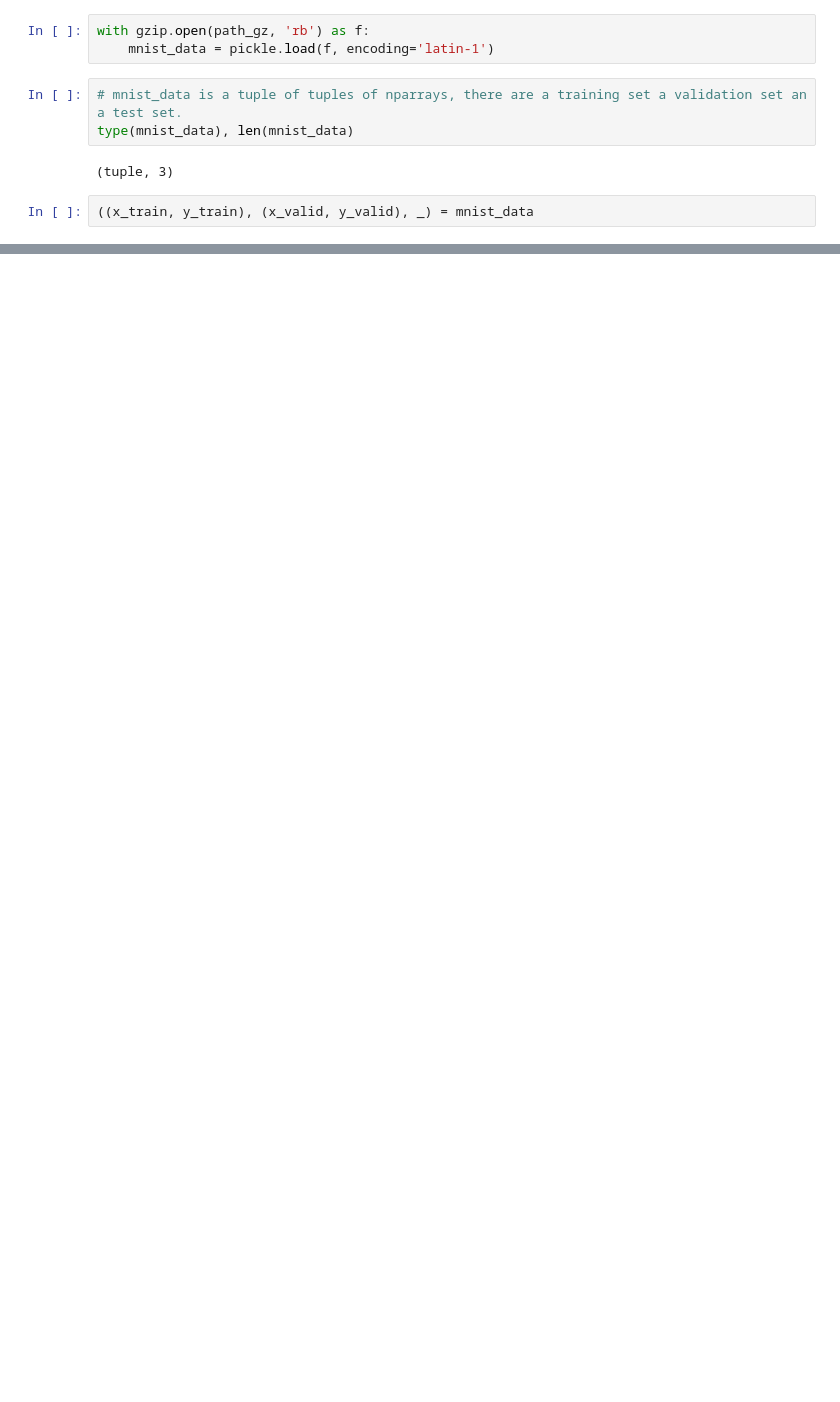
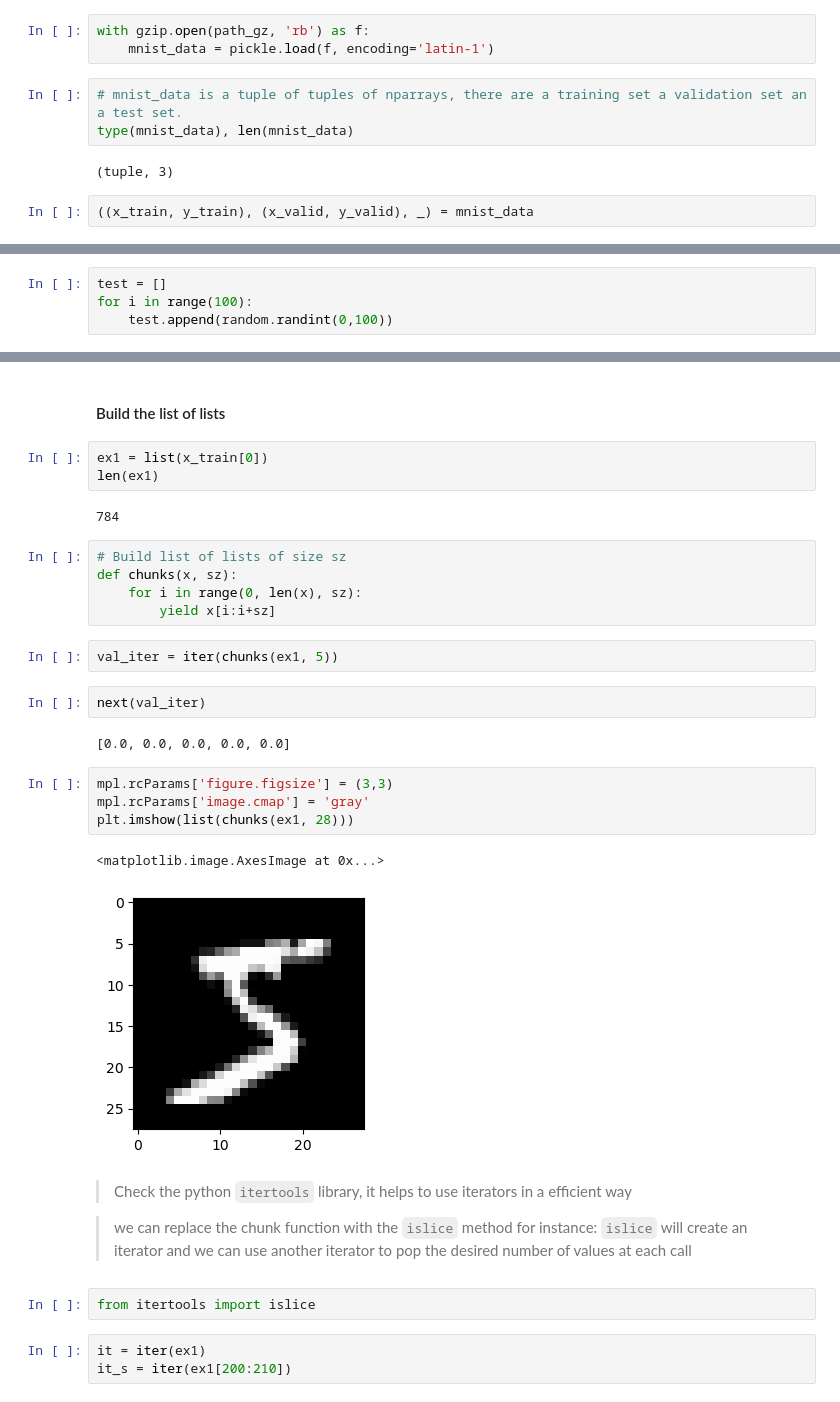
Before and after one commit to Ryvikk/build-miniai, a Jupyter notebook: nbs/01_.ipynb, the cells around one changed output, grey strips where cells are left out. Saved outputs shown, nothing was run; the diff lists cells and outputs as text; blank space fills up the shorter version.

```diff
--- a/nbs/01_.ipynb
+++ b/nbs/01_.ipynb
@@ -37,0 +75,4 @@ x_train.shape
+# %%
+test = []
+for i in range(100):
+    test.append(random.randint(0,100))
@@ -37,0 +116,34 @@ x_train.shape
+# %% [markdown]
+#### Build the list of lists
+# %%
+ex1 = list(x_train[0])
+len(ex1)
+# %% [output]
+784
+# %%
+# Build list of lists of size sz
+def chunks(x, sz):
+    for i in range(0, len(x), sz):
+        yield x[i:i+sz]
+# %%
+val_iter = iter(chunks(ex1, 5))
+# %%
+next(val_iter)
+# %% [output]
+[0.0, 0.0, 0.0, 0.0, 0.0]
+# %%
+mpl.rcParams['figure.figsize'] = (3,3)
+mpl.rcParams['image.cmap'] = 'gray'
+plt.imshow(list(chunks(ex1, 28)))
+# %% [output]
+<matplotlib.image.AxesImage at 0x...>
+[figure, added]
+# %% [markdown]
+> Check the python `itertools` library, it helps to use iterators in a efficient way
+
+> we can replace the chunk function with the `islice` method for instance: `islice` will create an iterator and we can use another iterator to pop the desired number of values at each call
+# %%
+from itertools import islice
+# %%
+it = iter(ex1)
+it_s = iter(ex1[200:210])
```
Also changed, not shown: parts of 152 cells of this notebook.
